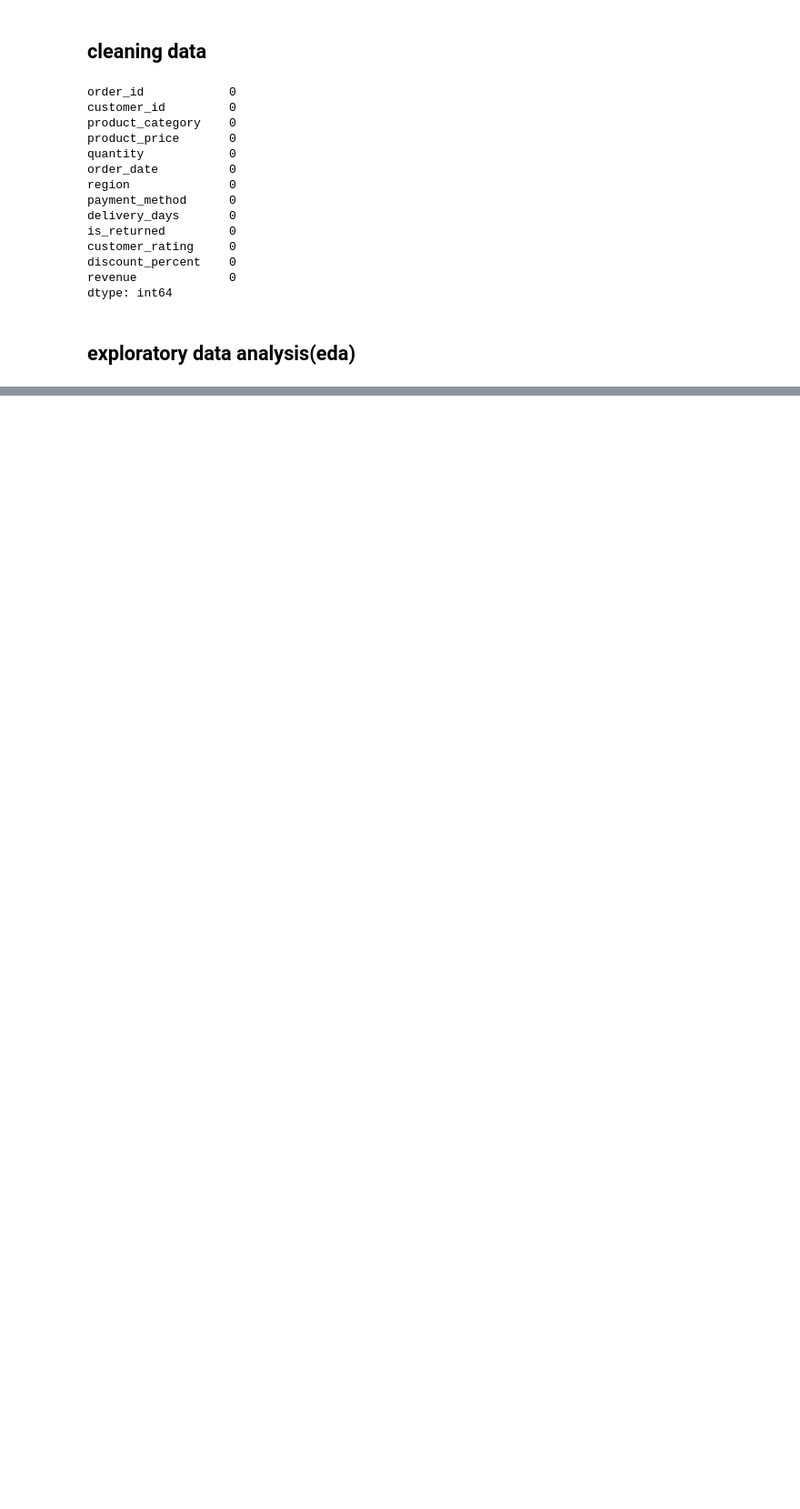
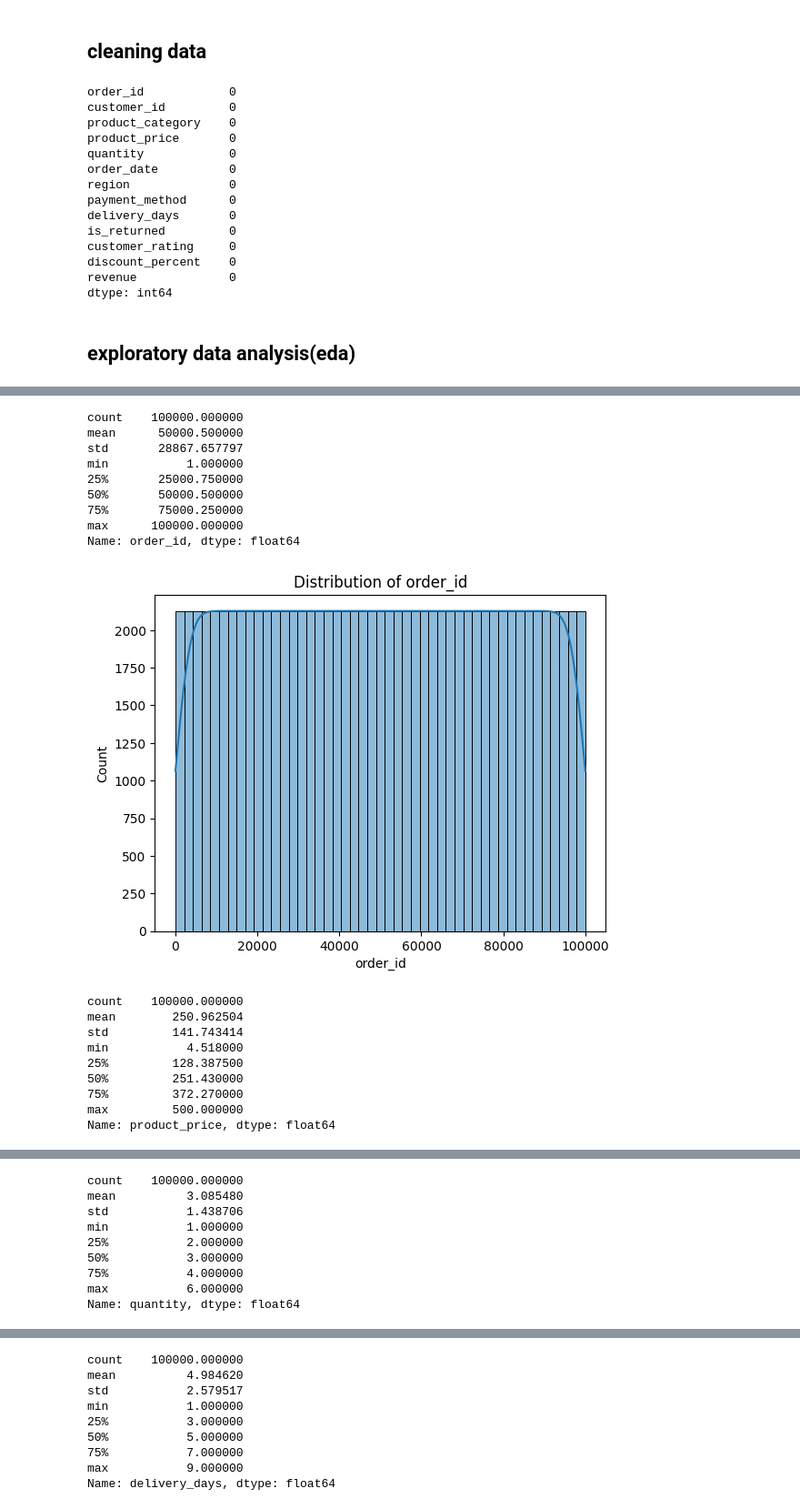
Before and after one commit to priyaa-pt/E-Commerce-Revenue-Optimization-Engine, a Jupyter notebook: notebooks/data_exploration.ipynb, the cells around one changed output, grey strips where cells are left out. Shown at 91% size. Drawn from its saved outputs; the diff is of its cells as text; code cells hidden in the pictures; blank space fills up the shorter version.

```diff
--- a/notebooks/data_exploration.ipynb
+++ b/notebooks/data_exploration.ipynb
@@ -114,0 +117,28 @@ df.to_csv("cleaned_data.csv",index=False)
+# %%
+num_cols = df.select_dtypes(include=['float64','int64']).columns
+
+for col in num_cols:
+    print(df[col].describe())
+    sns.histplot(df[col], kde=True)
+    plt.title(f"Distribution of {col}")
+    plt.show()
+# %% [output]
+count    100000.000000
+mean      50000.500000
+std       28867.657797
+min           1.000000
+25%       25000.750000
+50%       50000.500000
+75%       75000.250000
+max      100000.000000
+Name: order_id, dtype: float64
+[figure, added]
+count    100000.000000
+mean        250.962504
+std         141.743414
+min           4.518000
+25%         128.387500
+50%         251.430000
+75%         372.270000
+max         500.000000
+Name: product_price, dtype: float64
@@ -114,0 +146,9 @@ df.to_csv("cleaned_data.csv",index=False)
+count    100000.000000
+mean          3.085480
+std           1.438706
+min           1.000000
+25%           2.000000
+50%           3.000000
+75%           4.000000
+max           6.000000
+Name: quantity, dtype: float64
@@ -114,0 +156,9 @@ df.to_csv("cleaned_data.csv",index=False)
+count    100000.000000
+mean          4.984620
+std           2.579517
+min           1.000000
+25%           3.000000
+50%           5.000000
+75%           7.000000
+max           9.000000
+Name: delivery_days, dtype: float64
```
Also changed, not shown: parts of 9 cells of this notebook.
